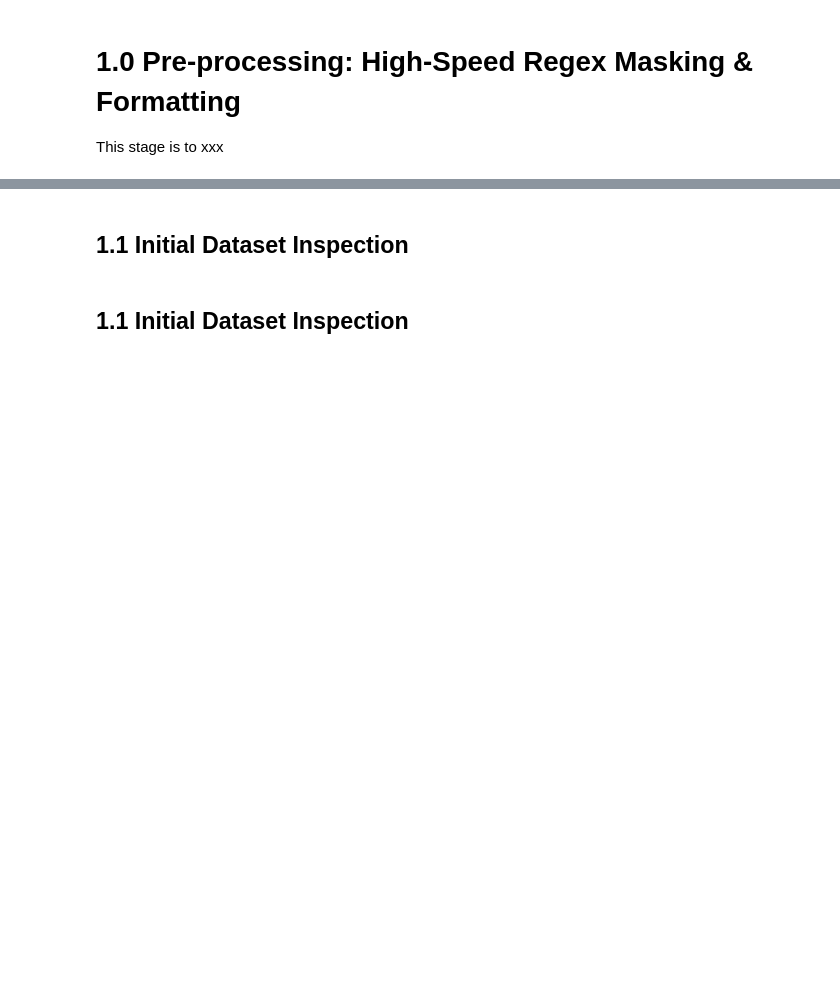
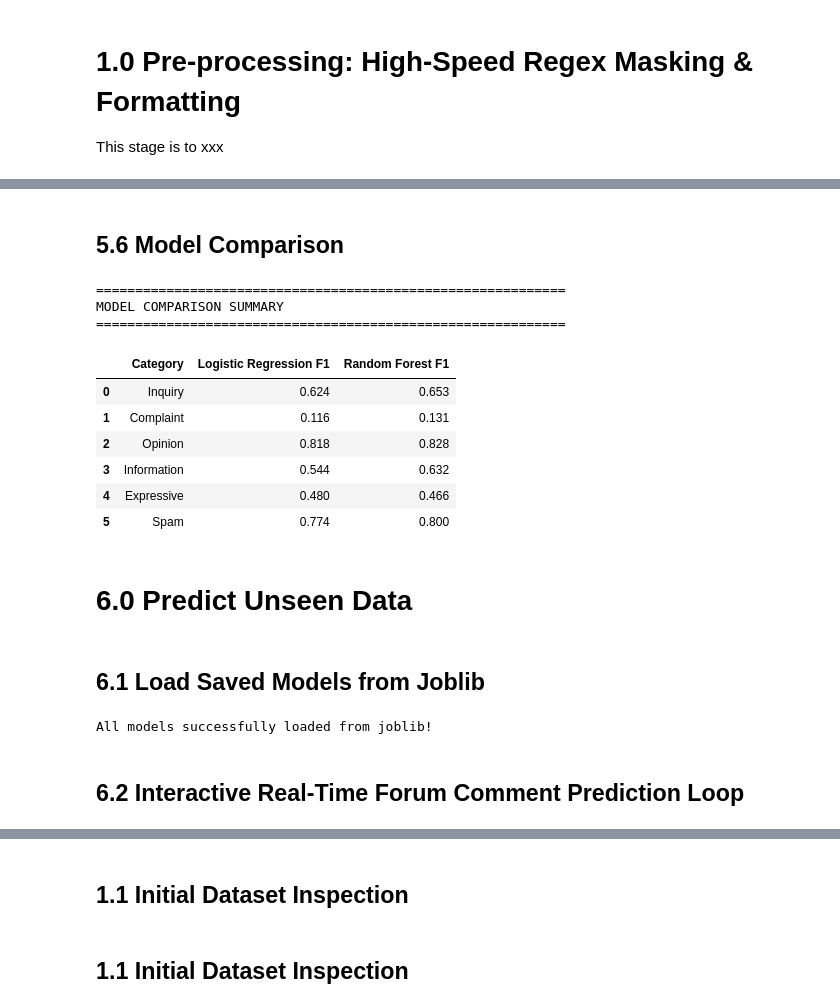
Before and after one commit to wjnotl/online-forum-communicative-intent-classification, a Jupyter notebook: demo_cont.ipynb, the cells around one changed output, grey strips where cells are left out. Saved outputs shown, nothing was run; the diff lists cells and outputs as text; code cells hidden in the pictures; blank space fills up the shorter version.

```diff
--- a/demo_cont.ipynb
+++ b/demo_cont.ipynb
@@ -25,0 +2174,14 @@ This stage is to xxx
+# %%
+def flatten_post_to_tokens(post_tuples):
+    tokens = []
+    for sentence in post_tuples:
+        for token, _ in sentence:
+            tokens.append(str(token).lower())
+    return tokens
+
+preprocessed_tokens = filtered_stopwords_posts.apply(flatten_post_to_tokens)
+
+print("Total preprocessed posts:", len(preprocessed_tokens))
+print("\nSample flattened tokens ready for Feature Extraction:")
+for i in range(5):
+    print(f"Post {i}:", preprocessed_tokens.iloc[i])
@@ -25,0 +2314,15 @@ This stage is to xxx
+# %%
+from sklearn.ensemble import RandomForestClassifier
+
+# 1. Train OneVsRest Random Forest
+rf = OneVsRestClassifier(
+    RandomForestClassifier(n_estimators=100, max_depth=15, random_state=42, n_jobs=-1)
+)
+rf.fit(X_train_ft, y_train)
+
+# 2. Predict on test data
+y_pred_rf = rf.predict(X_test_ft)
+
+# 3. Dump model to joblib
+joblib.dump(rf, "random_forest_model.joblib")
+print("Random Forest trained and saved successfully!")
@@ -25,0 +2424,2 @@ This stage is to xxx
+# %%
+lr_f1_scores = evaluate_model("Logistic Regression", y_test, y_pred_lr, label_cols)
@@ -25,0 +2448,2 @@ This stage is to xxx
+# %%
+rf_f1_scores = evaluate_model("Random Forest", y_test, y_pred_rf, label_cols)
@@ -25,0 +2470,39 @@ This stage is to xxx
+# %% [markdown]
+## 5.6 Model Comparison
+# %%
+comparison_df = pd.DataFrame({
+    "Category": label_cols,
+    "Logistic Regression F1": [f"{s:.3f}" for s in lr_f1_scores],
+    "Random Forest F1": [f"{s:.3f}" for s in rf_f1_scores]
+})
+
+print("=" * 60)
+print("MODEL COMPARISON SUMMARY")
+print("=" * 60)
+display(comparison_df)
+# %% [output]
+============================================================
+MODEL COMPARISON SUMMARY
+============================================================
+|  | Category | Logistic Regression F1 | Random Forest F1 |
+| 0 | Inquiry | 0.624 | 0.653 |
+| 1 | Complaint | 0.116 | 0.131 |
+| 2 | Opinion | 0.818 | 0.828 |
+| 3 | Information | 0.544 | 0.632 |
+| 4 | Expressive | 0.480 | 0.466 |
+| 5 | Spam | 0.774 | 0.800 |
+# %% [markdown]
+# 6.0 Predict Unseen Data
+# %% [markdown]
+## 6.1 Load Saved Models from Joblib
+# %%
+# Load the trained FastText feature extractor and both classifiers
+loaded_ft = joblib.load('fasttext_model.joblib')
+loaded_lr = joblib.load('logistic_regression_model.joblib')
+loaded_rf = joblib.load('random_forest_model.joblib')
+
+print("All models successfully loaded from joblib!")
+# %% [output]
+All models successfully loaded from joblib!
+# %% [markdown]
+## 6.2 Interactive Real-Time Forum Comment Prediction Loop
```
Also changed, not shown: parts of 204 cells of this notebook.
